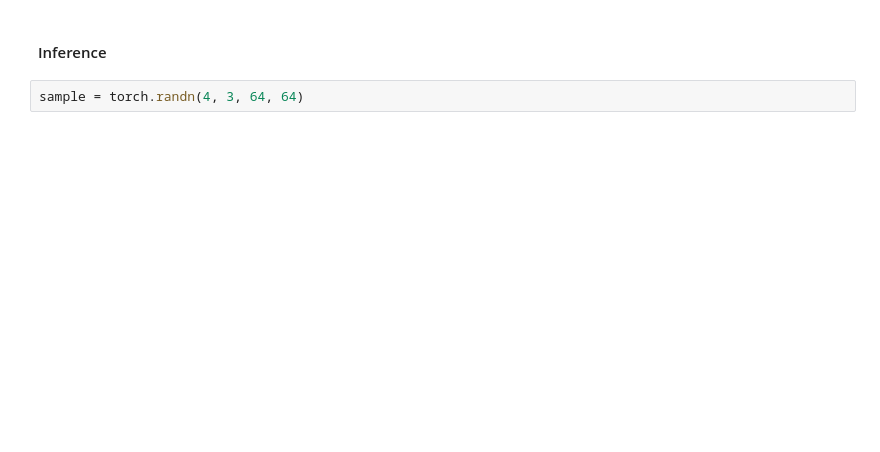
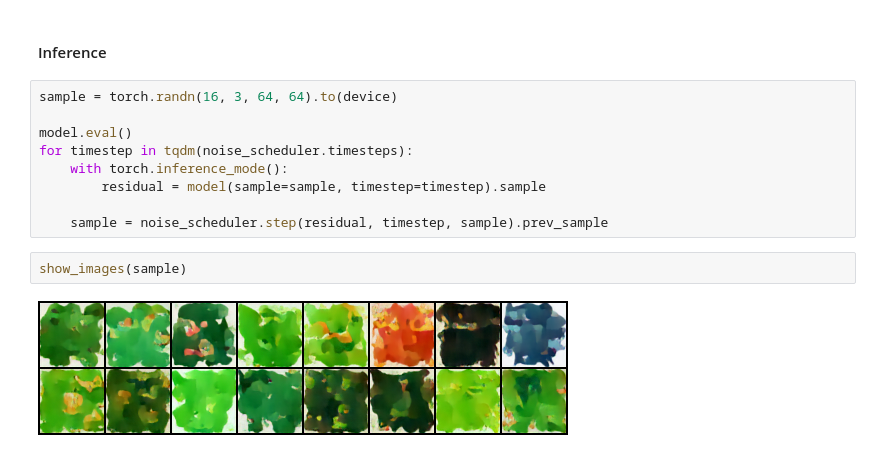
Before and after one commit to matteopilotto/diffusion-models-class, a Jupyter notebook: unit1/sd_pokemon_manual_training.ipynb, the cells around one changed output. Cells and saved outputs as stored; diff of their text form; blank space fills up the shorter version.

```diff
--- a/unit1/sd_pokemon_manual_training.ipynb
+++ b/unit1/sd_pokemon_manual_training.ipynb
@@ -380,4 +369,15 @@ plt.show()
 # %% [markdown]
 #### Inference
 # %%
-sample = torch.randn(4, 3, 64, 64)
+sample = torch.randn(16, 3, 64, 64).to(device)
+
+model.eval()
+for timestep in tqdm(noise_scheduler.timesteps):
+    with torch.inference_mode():
+        residual = model(sample=sample, timestep=timestep).sample
+
+    sample = noise_scheduler.step(residual, timestep, sample).prev_sample
+# %%
+show_images(sample)
+# %% [output]
+[figure, added]
```
Also changed, not shown: parts of 8 cells of this notebook, 2 other files.
